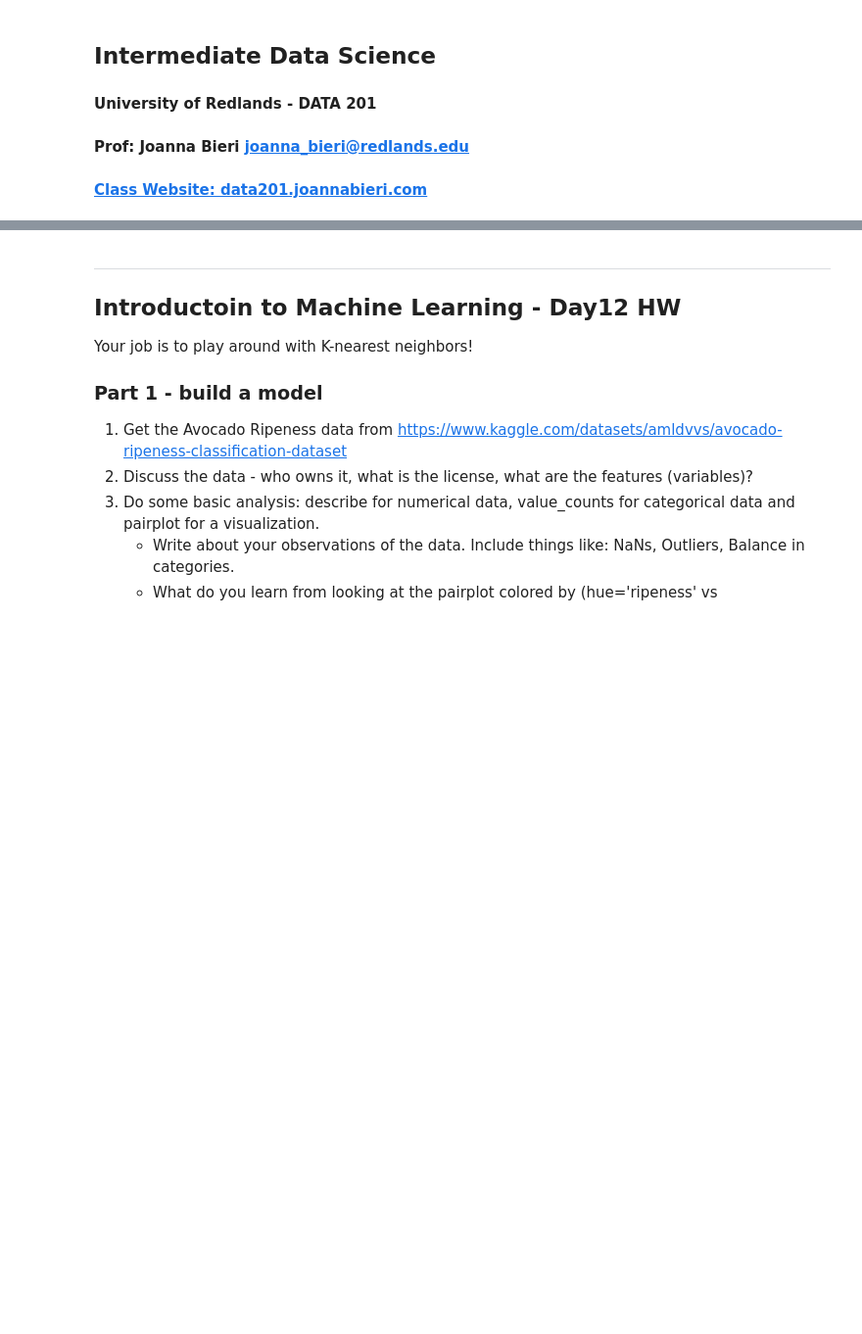
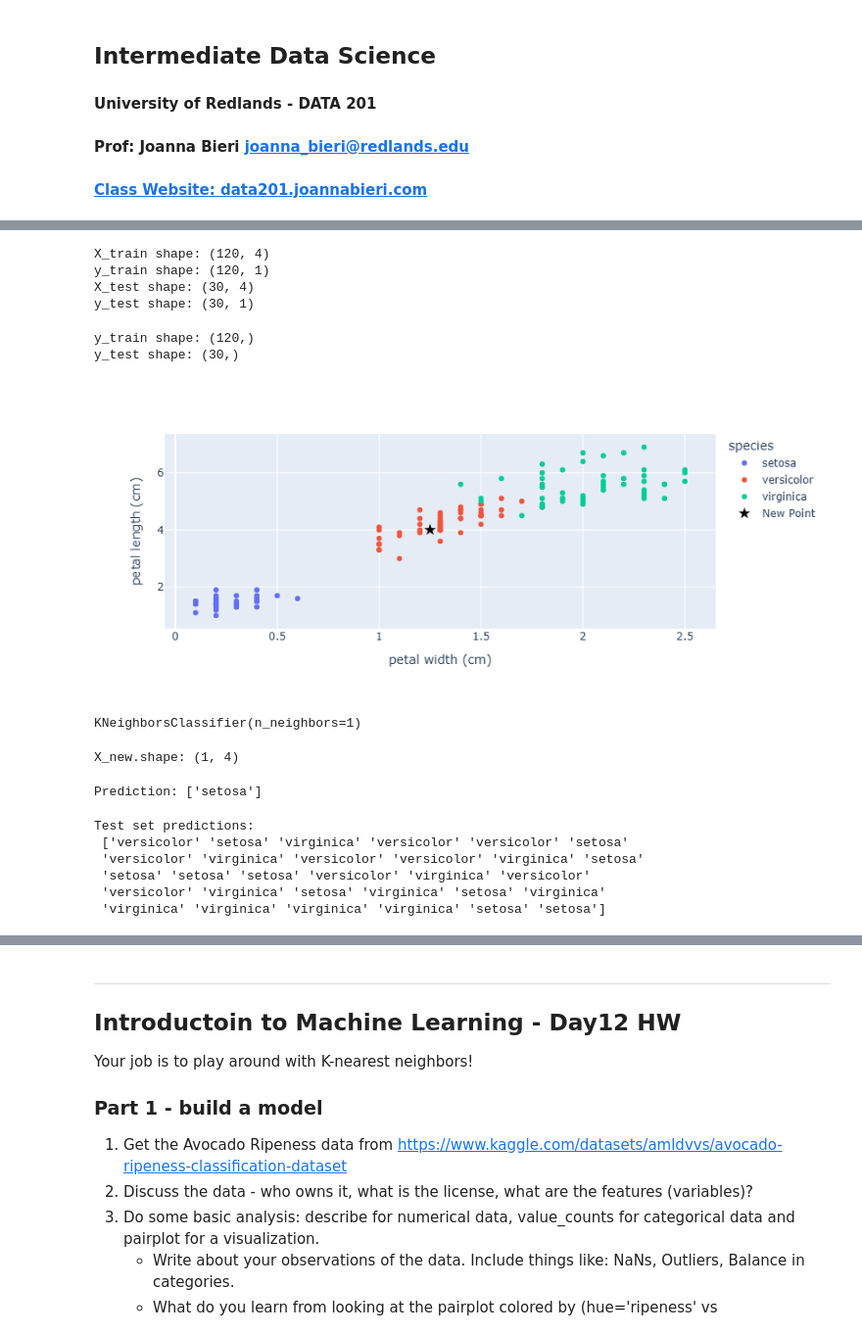
Before and after one commit to joseephwong/Data201_Joseph_Wong, a Jupyter notebook: Day12/HW_day12.ipynb, the cells around one changed output, grey strips where cells are left out. Shown at 98% size. Cells and saved outputs as stored; diff of their text form; code cells hidden in the pictures; blank space fills up the shorter version.

```diff
--- a/Day12/HW_day12.ipynb
+++ b/Day12/HW_day12.ipynb
@@ -23,0 +26,8 @@ from sklearn.neighbors import KNeighborsClassifier
+# %%
+from sklearn.datasets import load_iris
+iris_dataset = load_iris()
+# %%
+df=pd.DataFrame(
+    data=iris_dataset.data,
+    columns=iris_dataset.feature_names)
+df["species"] = pd.Categorical.from_codes(iris_dataset.target, iris_dataset.target_names)
@@ -23,0 +62,31 @@ from sklearn.neighbors import KNeighborsClassifier
+# %%
+print("X_train shape:", X_train.shape)
+print("y_train shape:", y_train.shape)
+print("X_test shape:", X_test.shape)
+print("y_test shape:", y_test.shape)
+# %% [output]
+X_train shape: (120, 4)
+y_train shape: (120, 1)
+X_test shape: (30, 4)
+y_test shape: (30, 1)
+# %%
+y_test = y_test.to_numpy().reshape(-1)
+y_train = y_train.to_numpy().reshape(-1)
+print("y_train shape:", y_train.shape)
+print("y_test shape:", y_test.shape)
+# %% [output]
+y_train shape: (120,)
+y_test shape: (30,)
+# %%
+fig = px.scatter(df, x='petal width (cm)',y='petal length (cm)',color=df['species'])
+new_data = [1.25,4]
+
+fig.add_scatter(
+    x=[new_data[0]],
+    y=[new_data[1]],
+    mode='markers',
+    marker=dict(symbol='star', color='black', size=10),
+    name='New Point'
+)
+# %% [output]
+[figure, added]
@@ -23,0 +96,25 @@ from sklearn.neighbors import KNeighborsClassifier
+# %%
+knn.fit(X_train, y_train)
+# %% [output]
+KNeighborsClassifier(n_neighbors=1)
+# %%
+# Create some new data
+X_new = pd.DataFrame([[5, 2.9, 1, 0.2]],columns=df.keys()[0:4])
+print("X_new.shape:", X_new.shape)
+# %% [output]
+X_new.shape: (1, 4)
+# %%
+prediction = knn.predict(X_new)
+print("Prediction:", prediction)
+# %% [output]
+Prediction: ['setosa']
+# %%
+y_pred = knn.predict(X_test)
+print("Test set predictions:\n", y_pred)
+# %% [output]
+Test set predictions:
+ ['versicolor' 'setosa' 'virginica' 'versicolor' 'versicolor' 'setosa'
+ 'versicolor' 'virginica' 'versicolor' 'versicolor' 'virginica' 'setosa'
+ 'setosa' 'setosa' 'setosa' 'versicolor' 'virginica' 'versicolor'
+ 'versicolor' 'virginica' 'setosa' 'virginica' 'setosa' 'virginica'
+ 'virginica' 'virginica' 'virginica' 'virginica' 'setosa' 'setosa']
```
Also changed, not shown: parts of 7 cells of this notebook.
